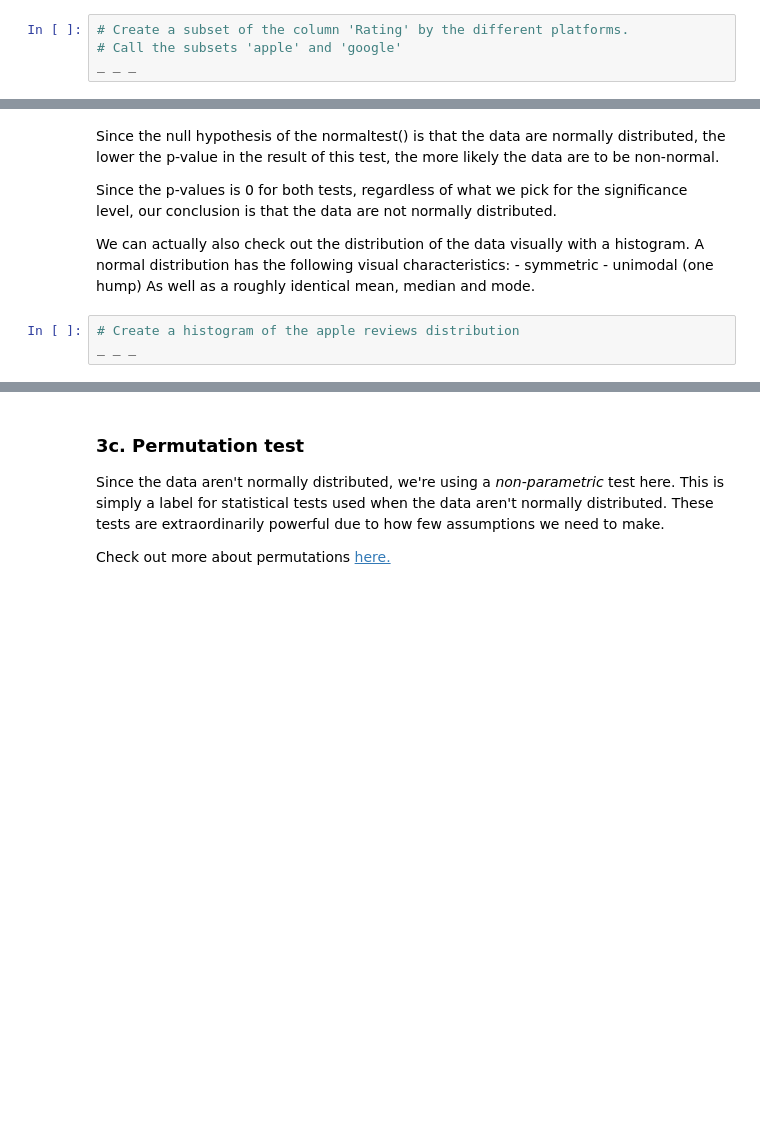
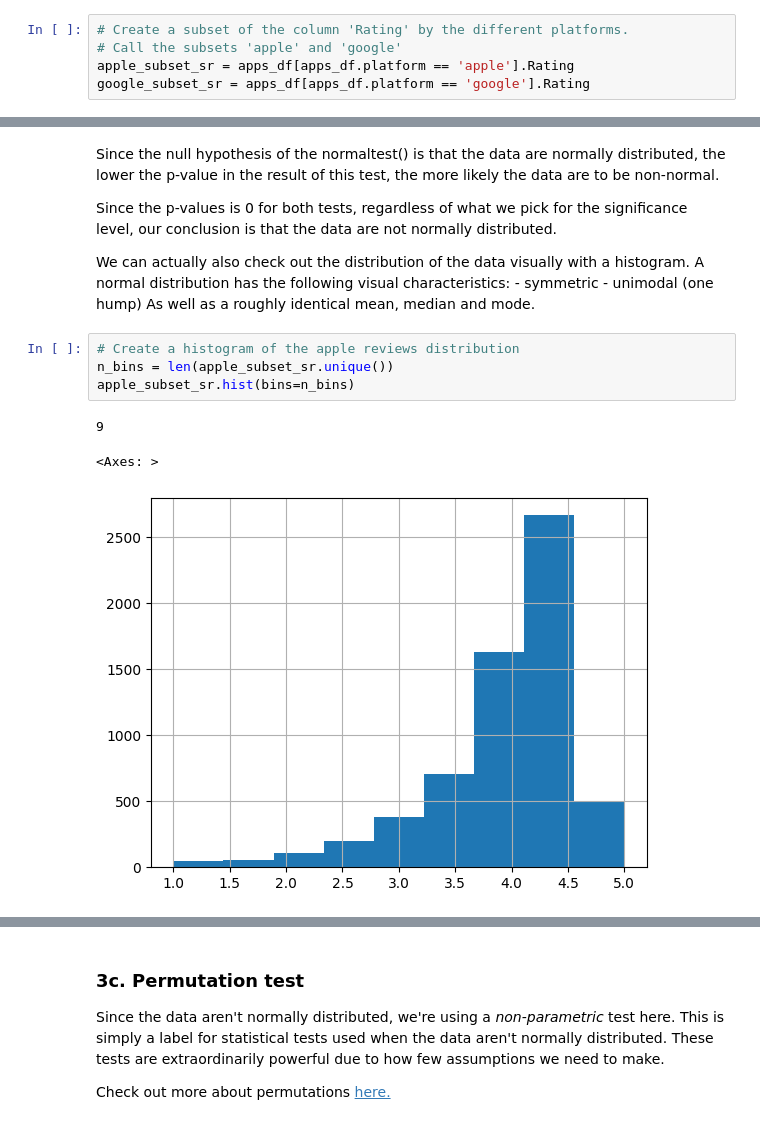
Before and after one commit to KaroAntonio/dsc, a Jupyter notebook: Unit 11 - Python Statistics in EDA/11.3 Apps Case Study/Springboard Apps project - Tier 3 - Complete.ipynb, the cells around one changed output, grey strips where cells are left out. Saved outputs shown, nothing was run; the diff lists cells and outputs as text; blank space fills up the shorter version.

```diff
--- a/Unit 11 - Python Statistics in EDA/11.3 Apps Case Study/Springboard Apps project - Tier 3 - Complete.ipynb
+++ b/Unit 11 - Python Statistics in EDA/11.3 Apps Case Study/Springboard Apps project - Tier 3 - Complete.ipynb
@@ -489,7 +507,8 @@ There are many different statistical tests, all with different assumptions. You'
 # %%
 # Create a subset of the column 'Rating' by the different platforms.
 # Call the subsets 'apple' and 'google'
-_ _ _
+apple_subset_sr = apps_df[apps_df.platform == 'apple'].Rating
+google_subset_sr = apps_df[apps_df.platform == 'google'].Rating
 # %%
 # Using the stats.normaltest() method, get an indication of whether the apple data are normally distributed
 # Save the result in a variable called apple_normal, and print it out
@@ -508,4 +533,9 @@ We can actually also check out the distribution of the data visually with a hist
 As well as a roughly identical mean, median and mode.
 # %%
 # Create a histogram of the apple reviews distribution
-_ _ _
+n_bins = len(apple_subset_sr.unique())
+apple_subset_sr.hist(bins=n_bins)
+# %% [output]
+9
+<Axes: >
+[figure, added]
```
Also changed, not shown: parts of 20 cells of this notebook.
